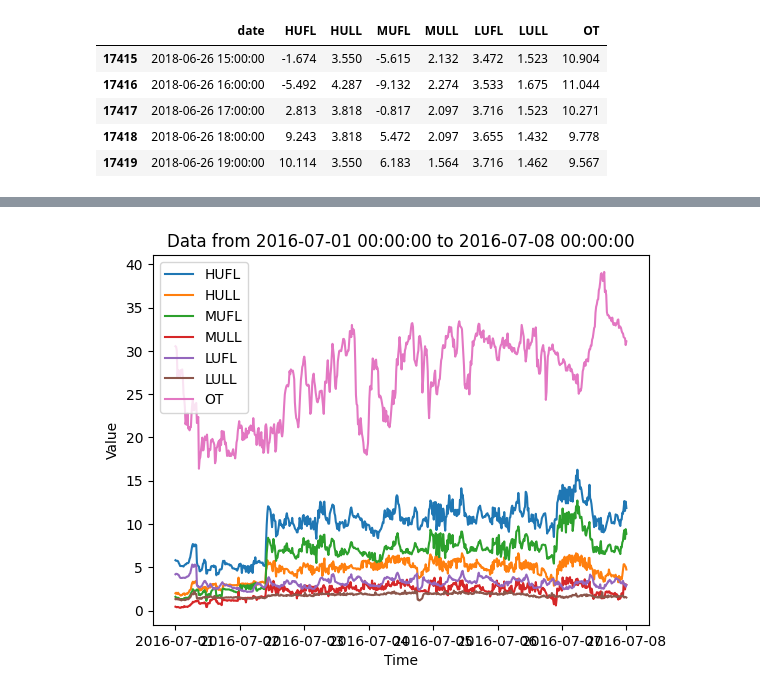
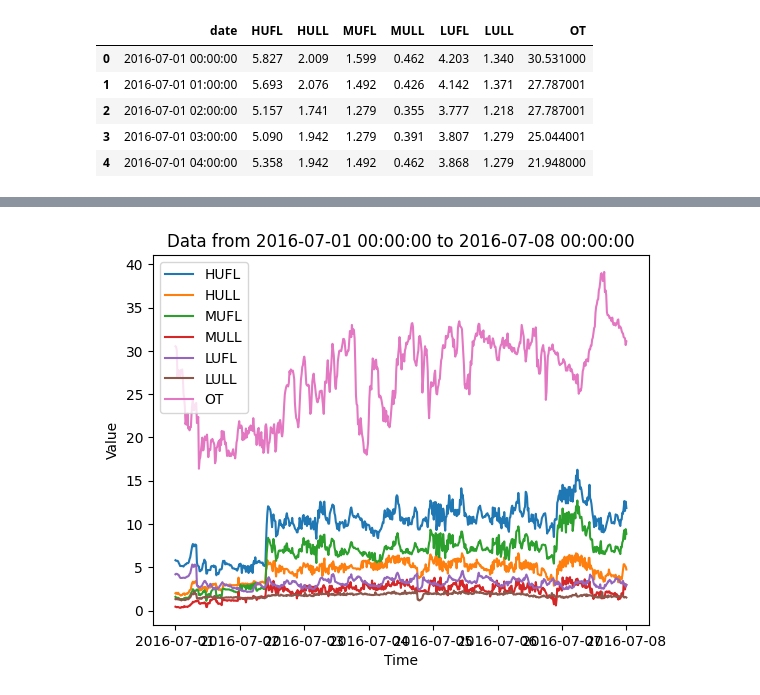
Before and after one commit to ginofft/TimeSeriesAnalysis, a Jupyter notebook: playground.ipynb, the cells around one changed output, grey strips where cells are left out. Drawn from its saved outputs; the diff is of its cells as text; code cells hidden in the pictures.

```diff
--- a/playground.ipynb
+++ b/playground.ipynb
@@ -8,10 +16,27 @@ df = pd.read_csv('data/ETTh1.csv')
-# %%
-df.tail()
-# %% [output]
-|  | date | HUFL | HULL | MUFL | MULL | LUFL | LULL | OT |
-| 17415 | 2018-06-26 15:00:00 | -1.674 | 3.550 | -5.615 | 2.132 | 3.472 | 1.523 | 10.904 |
-| 17416 | 2018-06-26 16:00:00 | -5.492 | 4.287 | -9.132 | 2.274 | 3.533 | 1.675 | 11.044 |
-| 17417 | 2018-06-26 17:00:00 | 2.813 | 3.818 | -0.817 | 2.097 | 3.716 | 1.523 | 10.271 |
-| 17418 | 2018-06-26 18:00:00 | 9.243 | 3.818 | 5.472 | 2.097 | 3.655 | 1.432 | 9.778 |
-| 17419 | 2018-06-26 19:00:00 | 10.114 | 3.550 | 6.183 | 1.564 | 3.716 | 1.462 | 9.567 |
+# %%
+
+train_ratio = 0.7
+val_ratio = 0.15
+test_ratio = 0.15
+
+num_rows = len(df)
+train_end_index = int(train_ratio*num_rows)
+val_end_index = int((train_ratio + val_ratio)*num_rows)
+
+train_df = df.iloc[:train_end_index]
+val_df = df.iloc[train_end_index:val_end_index]
+test_df = df.iloc[val_end_index:]
+
+train_df = train_df.reset_index(drop=True)
+val_df = val_df.reset_index(drop=True)
+test_df = test_df.reset_index(drop=True)
+# %%
+train_df.head()
+# %% [output]
+|  | date | HUFL | HULL | MUFL | MULL | LUFL | LULL | OT |
+| 0 | 2016-07-01 00:00:00 | 5.827 | 2.009 | 1.599 | 0.462 | 4.203 | 1.340 | 30.531000 |
+| 1 | 2016-07-01 01:00:00 | 5.693 | 2.076 | 1.492 | 0.426 | 4.142 | 1.371 | 27.787001 |
+| 2 | 2016-07-01 02:00:00 | 5.157 | 1.741 | 1.279 | 0.355 | 3.777 | 1.218 | 27.787001 |
+| 3 | 2016-07-01 03:00:00 | 5.090 | 1.942 | 1.279 | 0.391 | 3.807 | 1.279 | 25.044001 |
+| 4 | 2016-07-01 04:00:00 | 5.358 | 1.942 | 1.492 | 0.462 | 3.868 | 1.279 | 21.948000 |
 # %%
```
Also changed, not shown: parts of 5 cells of this notebook, 2 other files.
